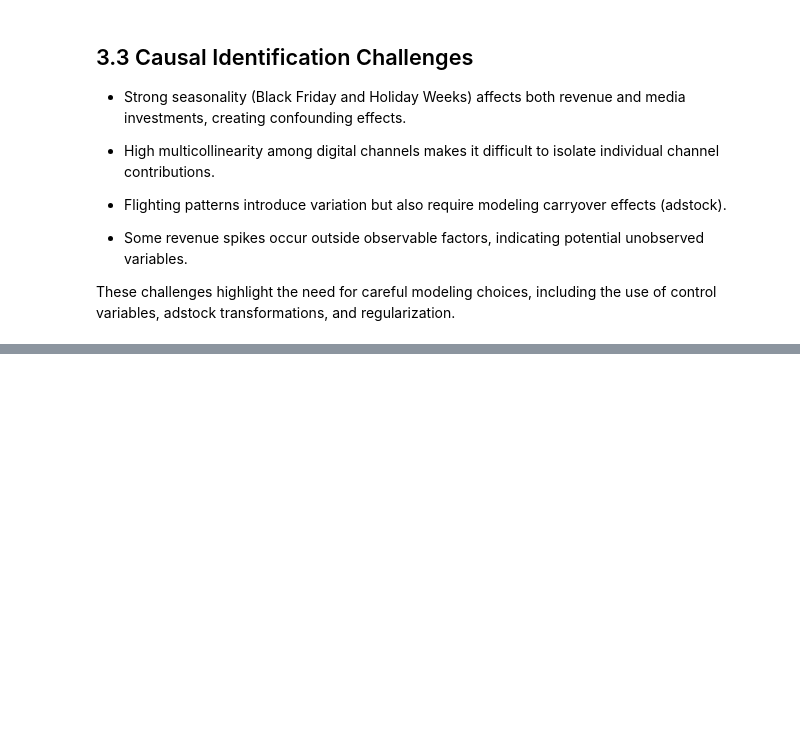
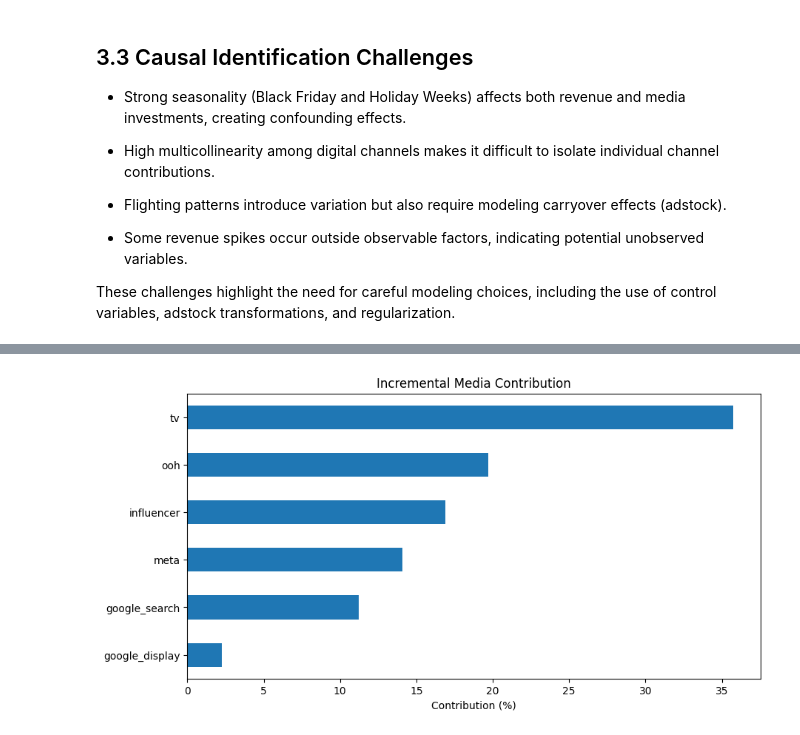
Before and after one commit to TiagoTBarreto/MMM_VAREJO_360, a Jupyter notebook: Case_Tecnico_Uncover_MMM.ipynb, the cells around one changed output, grey strips where cells are left out. Cells and saved outputs as stored; diff of their text form; code cells hidden in the pictures; blank space fills up the shorter version.

```diff
--- a/Case_Tecnico_Uncover_MMM.ipynb
+++ b/Case_Tecnico_Uncover_MMM.ipynb
@@ -560,0 +867,99 @@ These challenges highlight the need for careful modeling choices, including the
+# %%
+import pandas as pd
+import matplotlib.pyplot as plt
+
+# =========================
+# Choose Model
+# =========================
+
+model = ridge_model
+
+# =========================
+# Extract Coefficients
+# =========================
+
+coef = model.named_steps["model"].coef_
+intercept = model.named_steps["model"].intercept_
+
+coef_df = pd.DataFrame({
+    "feature": X.columns,
+    "coefficient": coef
+})
+
+# =========================
+# Incremental Contributions
+# =========================
+
+contributions = pd.DataFrame(index=df_mmm.index)
+
+for i, col in enumerate(X.columns):
+
+    contributions[col] = X[col] * coef[i]
+
+# baseline
+contributions["baseline"] = intercept
+
+# predicted revenue
+contributions["predicted_revenue"] = contributions.sum(axis=1)
+
+# =========================
+# Total Contribution
+# =========================
+
+total_contribution = (
+    contributions.sum()
+    .sort_values(ascending=False)
+)
+
+# =========================
+# Media Contribution Only
+# =========================
+
+media_contribution = total_contribution[
+    total_contribution.index.str.contains("_hill")
+]
+
+# remove "_hill"
+media_contribution.index = (
+    media_contribution.index
+    .str.replace("_spend_brl_hill", "", regex=False)
+    .str.replace("_hill", "", regex=False)
+)
+
+# =========================
+# Contribution Percentage
+# =========================
+
+media_pct = (
+    media_contribution /
+    media_contribution.sum()
+) * 100
+
+media_pct = media_pct.sort_values(ascending=False)
+
+# =========================
+# Results Table
+# =========================
+
+contribution_table = pd.DataFrame({
+    "Incremental Contribution": media_contribution,
+    "Contribution (%)": media_pct
+})
+
+display(contribution_table)
+
+# =========================
+# Plot
+# =========================
+
+plt.figure(figsize=(10, 5))
+
+media_pct.sort_values().plot(
+    kind="barh"
+)
+
+plt.xlabel("Contribution (%)")
+plt.title("Incremental Media Contribution")
+
+plt.show()
+# %% [output]
@@ -560,0 +973 @@ These challenges highlight the need for careful modeling choices, including the
+[figure, added]
```
Also changed, not shown: parts of 13 cells of this notebook.
